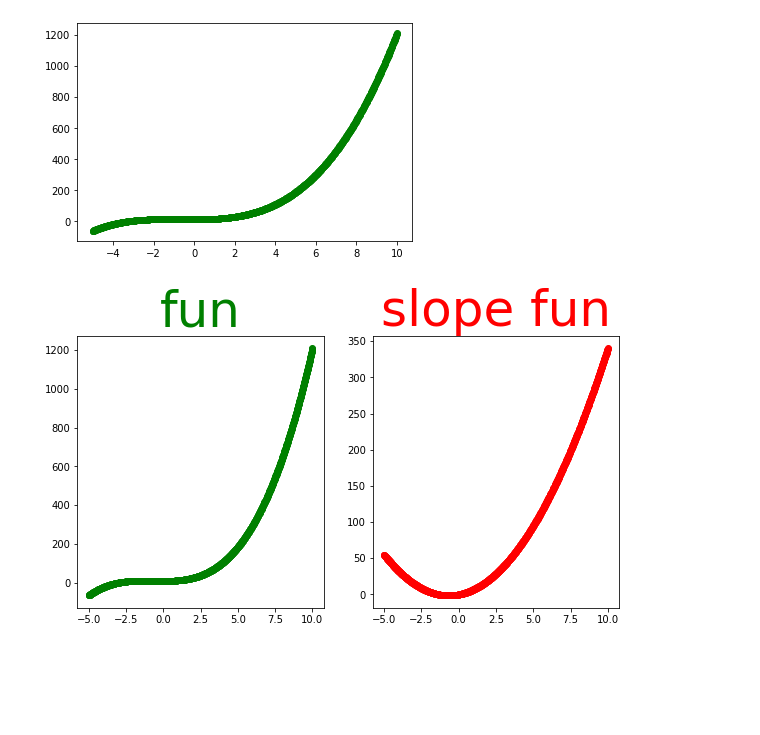
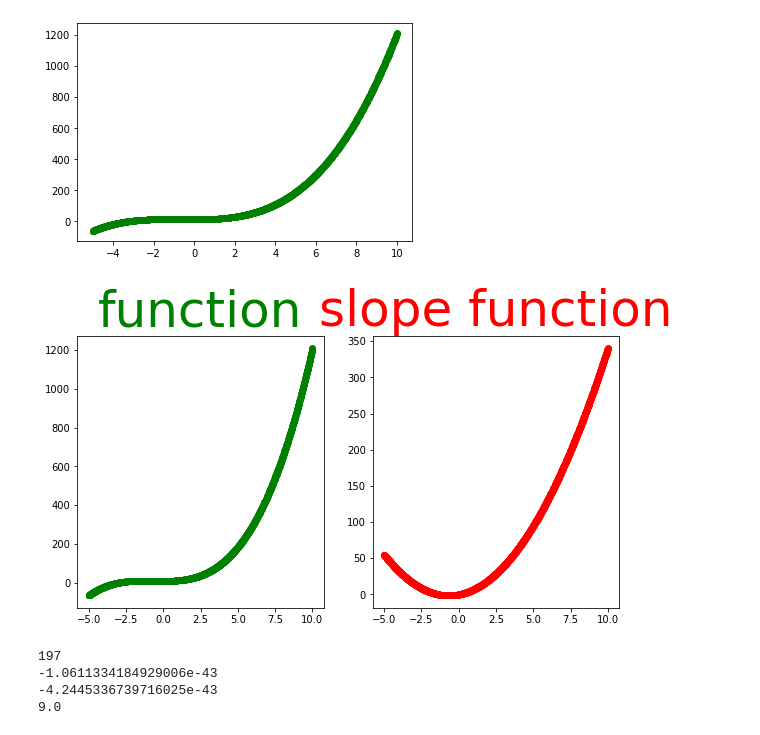
Before and after one commit to NithishC/ColabNotebook, a Jupyter notebook: simplefunction.ipynb, the cells around one changed output. Saved outputs shown, nothing was run; the diff lists cells and outputs as text; code cells hidden in the pictures; blank space fills up the shorter version.

```diff
--- a/simplefunction.ipynb
+++ b/simplefunction.ipynb
@@ -23,11 +23,36 @@ def df(x):
 # %%
 plt.figure(figsize=[15,5])
 plt.subplot(1,3,1)
-plt.title("fun",{'fontsize':50,'color':'Green'})
+plt.title("function",{'fontsize':50,'color':'Green'})
 plt.scatter(x,fun(x),c='g',)
 plt.subplot(1,3,2)
-plt.title("slope fun",{'fontsize':50,'color':'Red'})
+plt.title("slope function",{'fontsize':50,'color':'Red'})
 plt.scatter(x,df(x),c='r')
 plt.show()
 # %% [output]
-[figure, old version]
+[figure, new version]
+# %%
+newx=3
+prex=0
+step=0.1
+precision=0.0000000000000000000000000000000000000000001
+x_list=[]
+slope_list=[]
+for i in range(500):
+  prex=newx
+  gradient=df(prex)
+  newx=prex- step*gradient
+  step_size=abs(newx-prex)
+  x_list.append(newx)
+  slope_list.append(df(newx))
+  if step_size < precision:
+    print(i)
+    break
+print(newx)
+print(df(newx))
+print(fun(newx))
+# %% [output]
+197
+-1.0611334184929006e-43
+-4.2445336739716025e-43
+9.0
```
Also changed, not shown: parts of 1 cell of this notebook.
